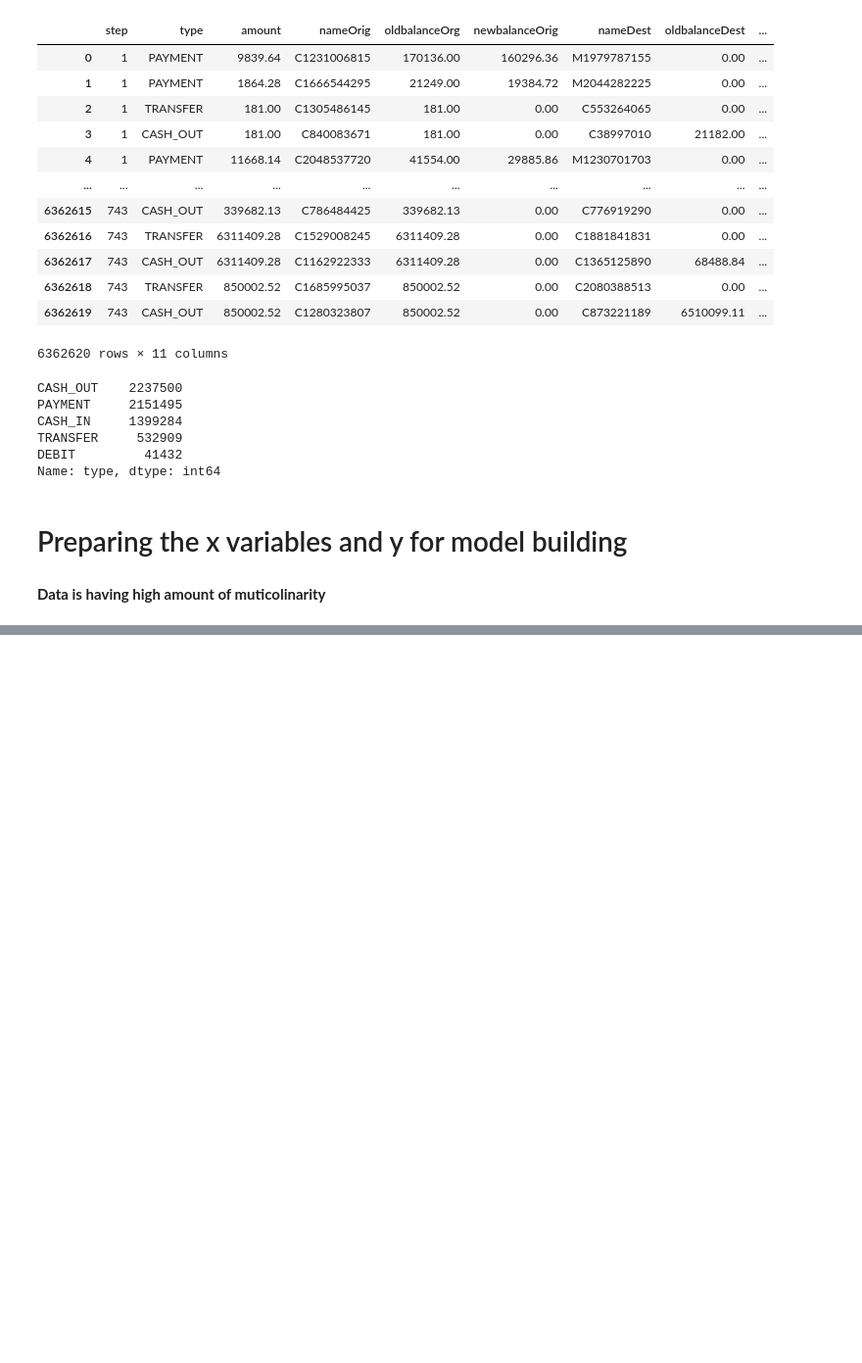
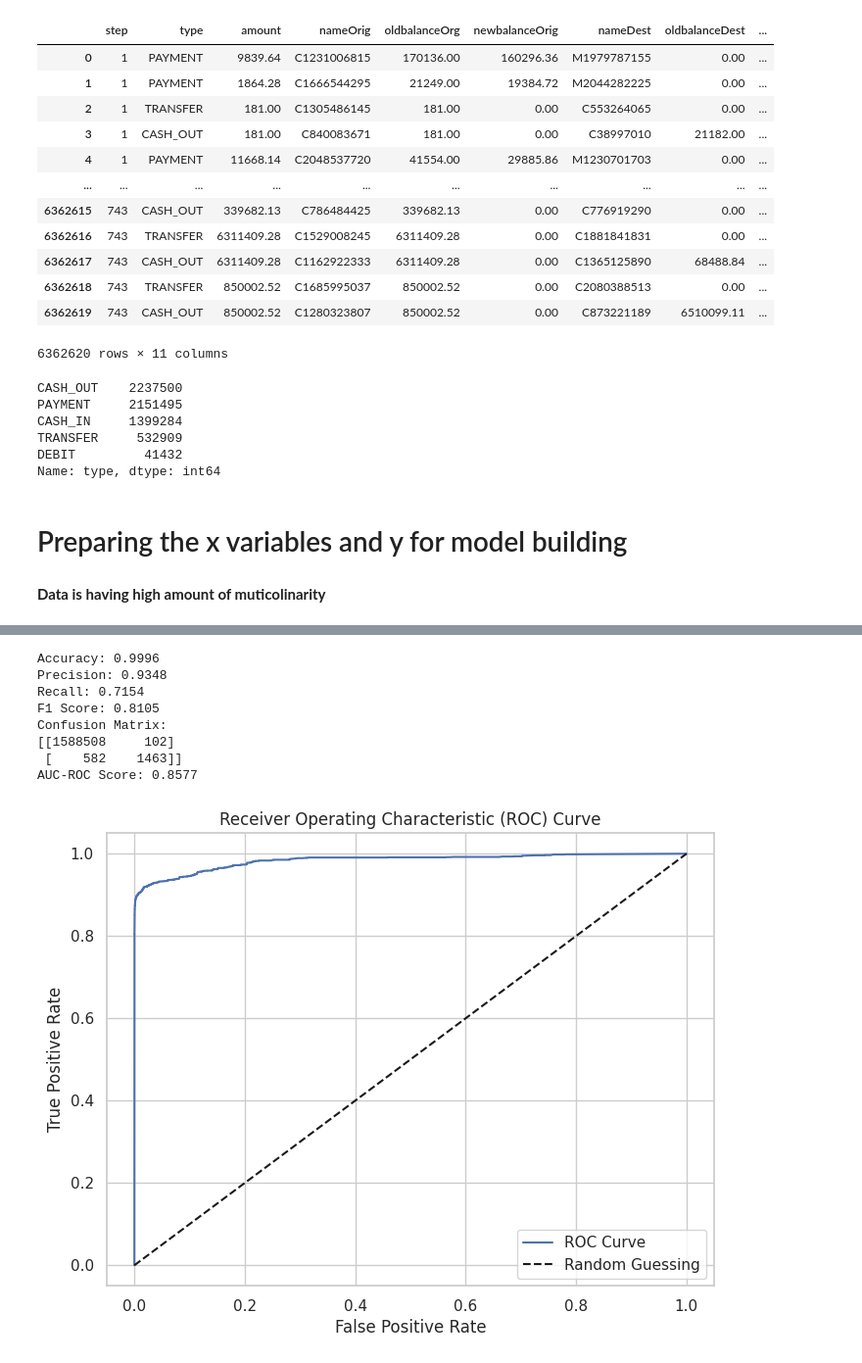
Before and after one commit to jay-D-Deshmukh/Credit-Card-Fraud-Detection, a Jupyter notebook: Fraud.ipynb, the cells around one changed output, grey strips where cells are left out. Shown at 98% size. Saved outputs shown, nothing was run; the diff lists cells and outputs as text; code cells hidden in the pictures; blank space fills up the shorter version.

```diff
--- a/Fraud.ipynb
+++ b/Fraud.ipynb
@@ -391,0 +562,45 @@ data['type'] = data['type'].apply(convert)
+# %%
+
+# Step 2: Initialize and train the Random Forest model
+random_forest = RandomForestClassifier(random_state=42,class_weight='balanced')
+random_forest.fit(X_train_scaled, y_train)
+
+# Step 3: Predict on the test set
+y_pred = random_forest.predict(X_test_scaled)
+
+# Step 4: Evaluate the model
+accuracy = accuracy_score(y_test, y_pred)
+precision = precision_score(y_test, y_pred)
+recall = recall_score(y_test, y_pred)
+f1 = f1_score(y_test, y_pred)
+confusion = confusion_matrix(y_test, y_pred)
+roc_auc = roc_auc_score(y_test, y_pred)
+
+print(f"Accuracy: {accuracy:.4f}")
+print(f"Precision: {precision:.4f}")
+print(f"Recall: {recall:.4f}")
+print(f"F1 Score: {f1:.4f}")
+print(f"Confusion Matrix:\n{confusion}")
+print(f"AUC-ROC Score: {roc_auc:.4f}")
+
+# Step 5: Plot ROC Curve
+fpr, tpr, thresholds = roc_curve(y_test, random_forest.predict_proba(X_test_scaled)[:,1])
+
+plt.figure(figsize=(8, 6))
+plt.plot(fpr, tpr, label='ROC Curve')
+plt.plot([0, 1], [0, 1], 'k--', label='Random Guessing')
+plt.xlabel('False Positive Rate')
+plt.ylabel('True Positive Rate')
+plt.title('Receiver Operating Characteristic (ROC) Curve')
+plt.legend()
+plt.show()
+# %% [output]
+Accuracy: 0.9996
+Precision: 0.9348
+Recall: 0.7154
+F1 Score: 0.8105
+Confusion Matrix:
+[[1588508     102]
+ [    582    1463]]
+AUC-ROC Score: 0.8577
+[figure, added]
```
Also changed, not shown: parts of 12 cells of this notebook.
